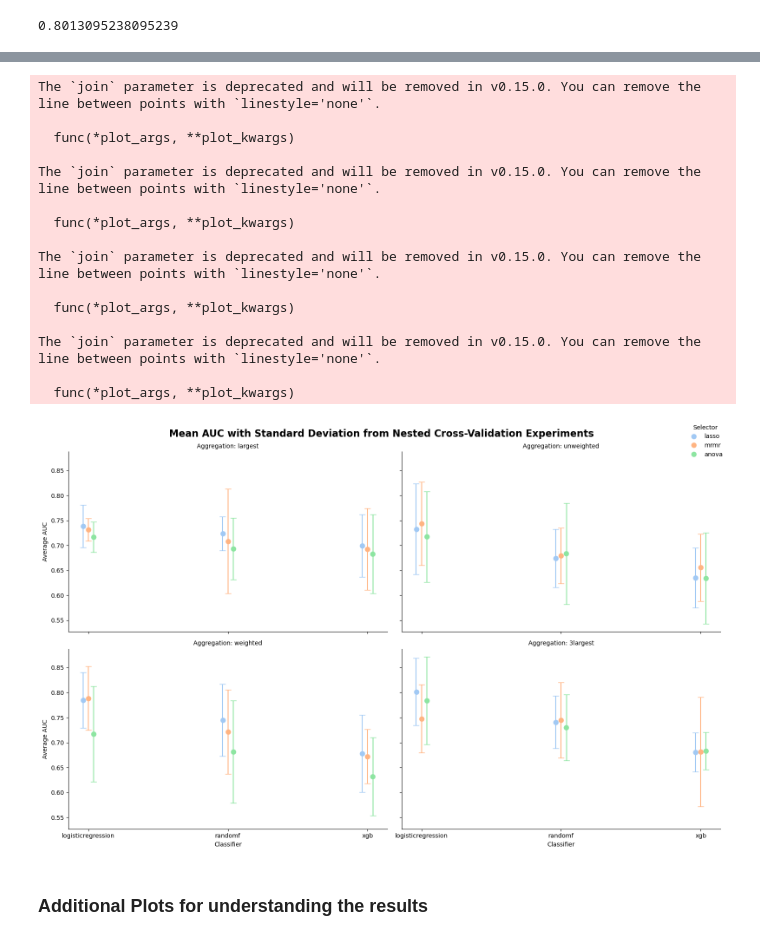
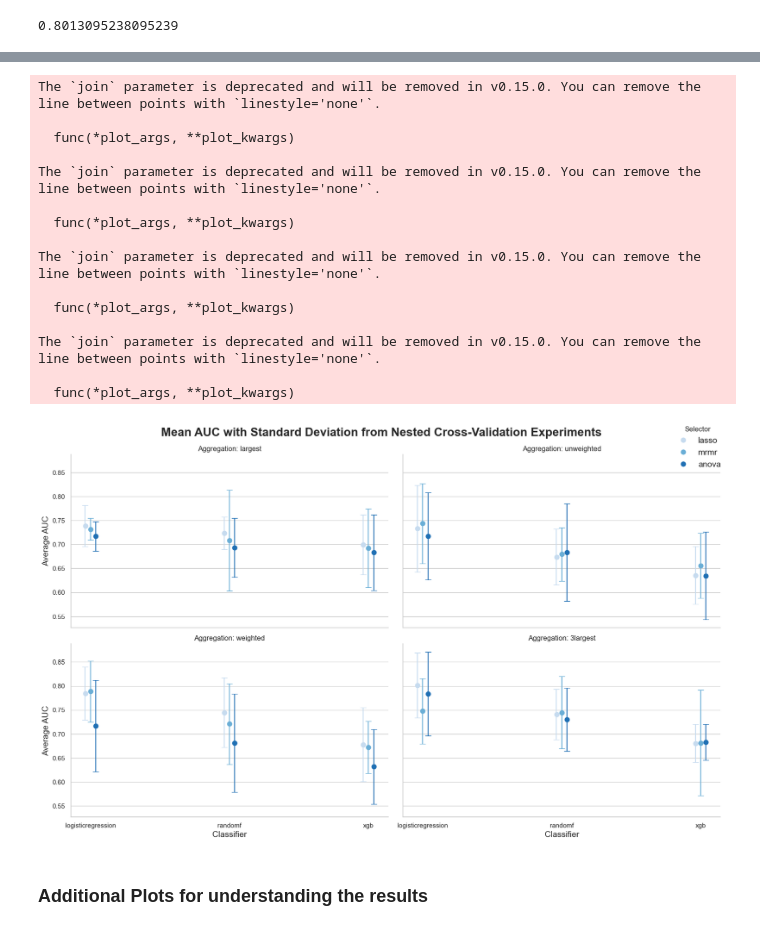
Before and after one commit to laiacoronas/predicting_immunotherapy_response, a Jupyter notebook: plot_resultsradiomics.ipynb, the cells around one changed output, grey strips where cells are left out. Cells and saved outputs as stored; diff of their text form; code cells hidden in the pictures.

```diff
--- a/plot_resultsradiomics.ipynb
+++ b/plot_resultsradiomics.ipynb
@@ -10,7 +10,7 @@ classifiers = ["logisticregression", "randomf", "xgb"]
 selectors = ["lasso", "mrmr", "anova"]
 aggregations = ["largest", "unweighted", "weighted", "3largest"]
 
-base_path = "/Users/laiacoronassala/Desktop/predicting_immunotherapy_response/"
+base_path = "C:/Users/lclai/Desktop/predicting_immunotherapy_response"
 data_list = []
 
 # Iterate through all combinations
@@ -98,9 +98,9 @@ import matplotlib.pyplot as plt
 import seaborn as sns
 import pandas as pd
 import numpy as np
+sns.set(style="whitegrid")
 
-
-palette_vibrant = sns.color_palette("pastel", len(df['selector'].unique()))
+palette_vibrant = sns.color_palette("Blues", len(df['selector'].unique()))
 
 g = sns.FacetGrid(df, col="aggregation", col_wrap=2, height=5, aspect=1.5, sharey=True)
 g.map(sns.pointplot, "classifier", "average_auc", "selector",
@@ -113,38 +113,38 @@ for ax, agg in zip(g.axes.flatten(), df['aggregation'].unique()):
     subset = df[df['aggregation'] == agg]
     classifiers = subset['classifier'].unique()
     for i, selector in enumerate(subset['selector'].unique()):
         subset_selector = subset[subset['selector'] == selector]
         xvals = np.arange(len(classifiers)) + dodge_amount * (i - (num_selectors - 1) / 2)
         color = palette_vibrant[i]
         ax.errorbar(xvals, subset_selector['average_auc'],
                     yerr=subset_selector['std_dev_auc'], fmt='none',
                     capsize=5, color=color)
 
-g.set_axis_labels("Classifier", "Average AUC")
-g.set_titles("Aggregation: {col_name}")
+g.set_axis_labels("Classifier", "Average AUC", fontsize=14)
+g.set_titles("Aggregation: {col_name}", fontsize=20)
 plt.subplots_adjust(top=0.92)
 g.fig.suptitle("Mean AUC with Standard Deviation from Nested Cross-Validation Experiments",
-               fontsize=16, fontweight='bold')
-g.add_legend(title="Selector",loc = 1)
+               fontsize=20, fontweight='bold')
+g.add_legend( title = 'Selector',loc = 1, fontsize=14)
 plt.tight_layout()
 plt.show()
 # %% [output]
 The `join` parameter is deprecated and will be removed in v0.15.0. You can remove the line between points with `linestyle='none'`.
 
   func(*plot_args, **plot_kwargs)
 
 The `join` parameter is deprecated and will be removed in v0.15.0. You can remove the line between points with `linestyle='none'`.
 
   func(*plot_args, **plot_kwargs)
 
 The `join` parameter is deprecated and will be removed in v0.15.0. You can remove the line between points with `linestyle='none'`.
 
   func(*plot_args, **plot_kwargs)
 
 The `join` parameter is deprecated and will be removed in v0.15.0. You can remove the line between points with `linestyle='none'`.
 
   func(*plot_args, **plot_kwargs)
-[figure, old version]
+[figure, new version]
 # %% [markdown]
 ### Additional Plots for understanding the results
 # %%
```
Also changed, not shown: parts of 8 cells of this notebook, 1 other file.
